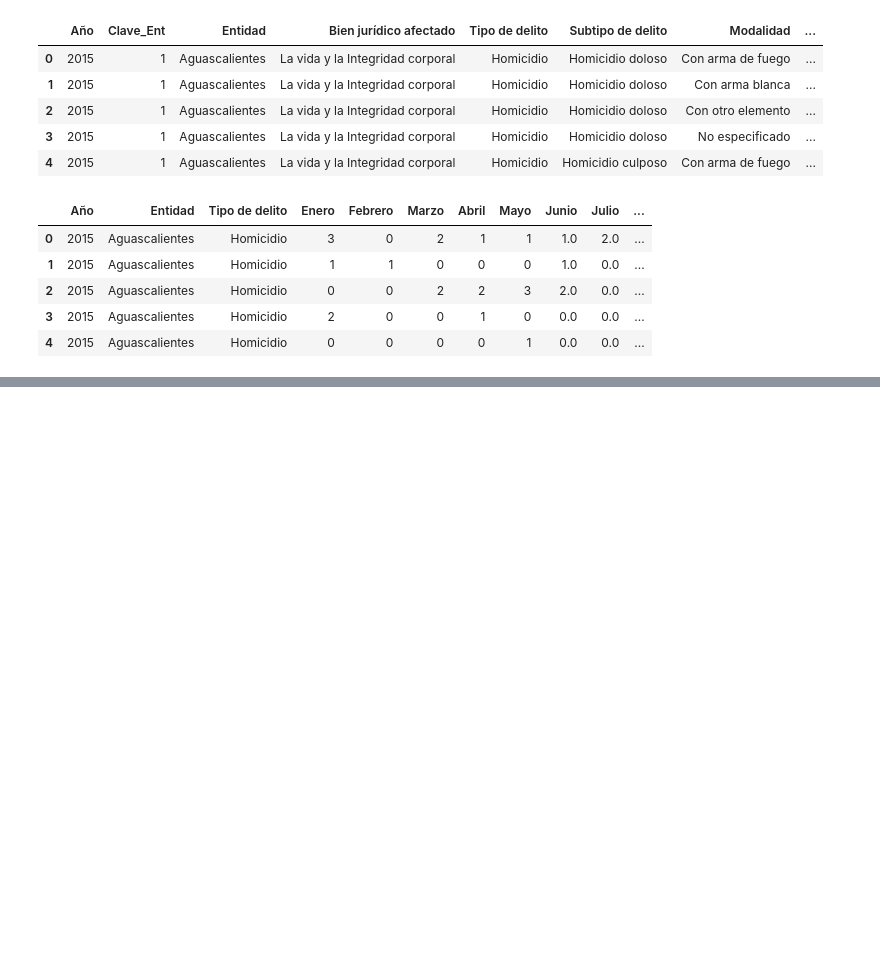
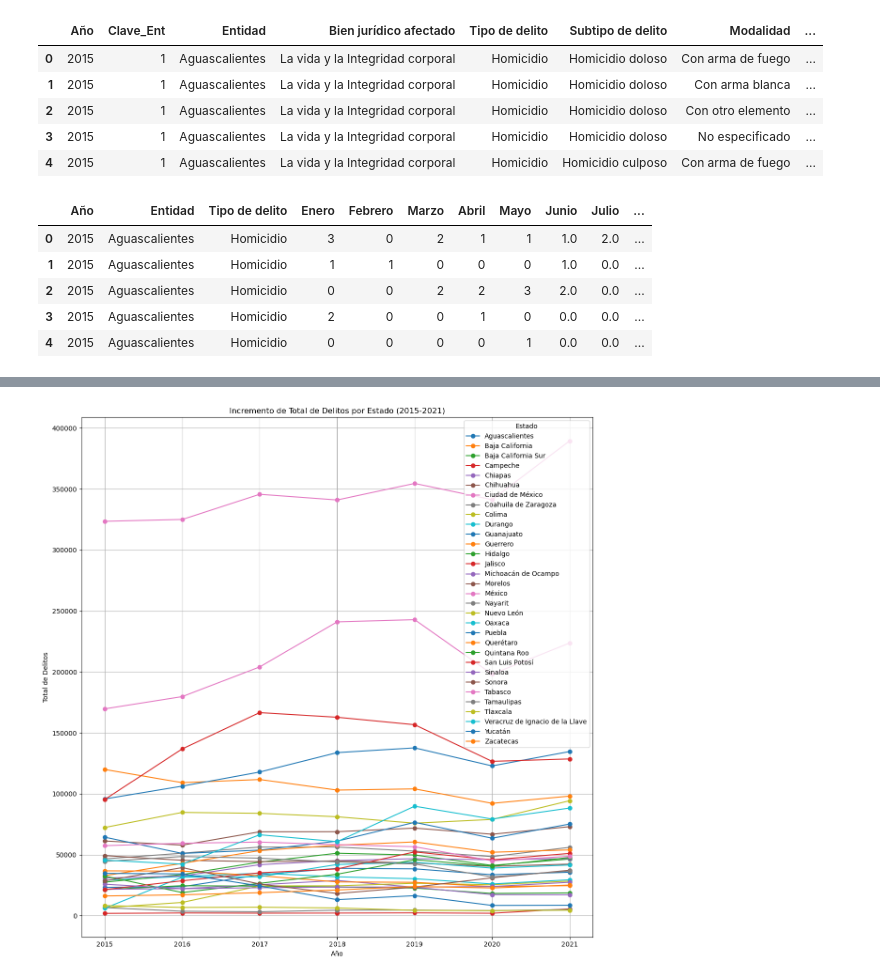
Before and after one commit to Josemarome/Project_1, a Jupyter notebook: Crime_Data.ipynb, the cells around one changed output, grey strips where cells are left out. Saved outputs shown, nothing was run; the diff lists cells and outputs as text; code cells hidden in the pictures; blank space fills up the shorter version.

```diff
--- a/Crime_Data.ipynb
+++ b/Crime_Data.ipynb
@@ -70,2 +295,6 @@ ValueError: Length of values (32) does not match length of index (25088)
 # %%
-organized_crime_data.to_csv("Resources/new_crime_data.csv", index_label="State")
+filtered_crime_data = total_crimes_by_entity[(total_crimes_by_entity['Año'] >= 2015) & (total_crimes_by_entity['Año'] <= 2021)]
+
+
+print("\nDataFrame Filtrado (2015 a 2021):")
+filtered_crime_data.head(20)
@@ -71,0 +320,22 @@ organized_crime_data.to_csv("Resources/new_crime_data.csv", index_label="State")
+# %%
+
+plt.figure(figsize=(12, 12))
+
+# Graficar cada estado
+for state in filtered_crime_data['Entidad'].unique():
+    state_data = filtered_crime_data[filtered_crime_data['Entidad'] == state]
+    plt.plot(state_data['Año'], state_data['Total Delitos'], marker='o', label=state)
+
+
+plt.title('Incremento de Total de Delitos por Estado (2015-2021)')
+plt.xlabel('Año')
+plt.ylabel('Total de Delitos')
+plt.xticks(range(2015, 2022))
+plt.legend(title='Estado')
+plt.grid()
+plt.tight_layout()
+
+
+plt.show()
+# %% [output]
+[figure, added]
```
Also changed, not shown: parts of 16 cells of this notebook, 1 other file.
